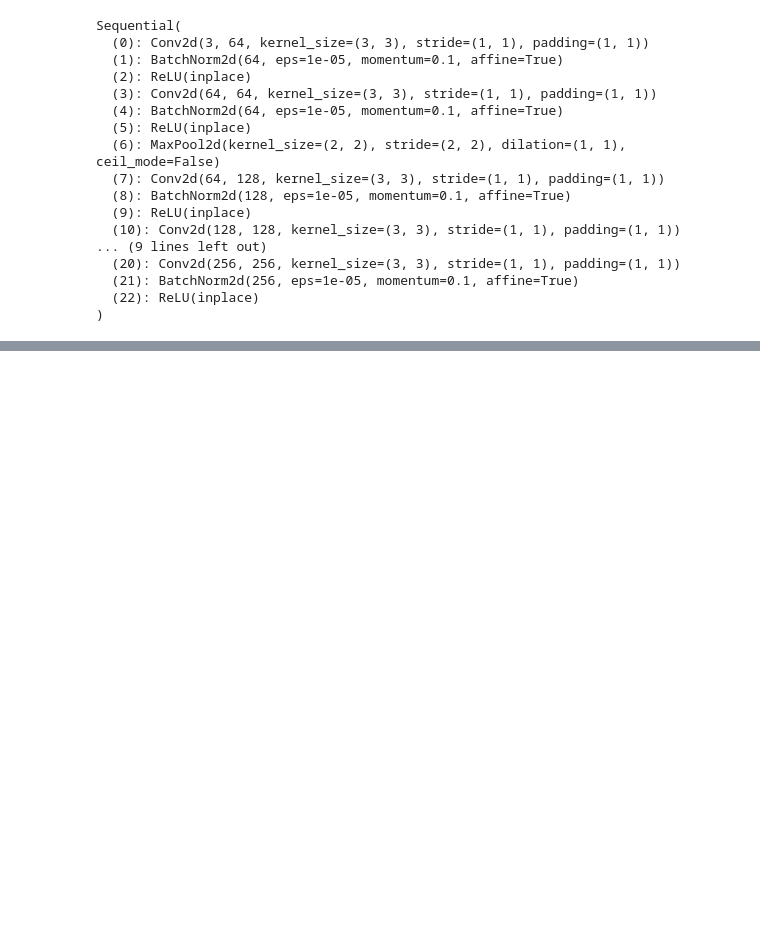
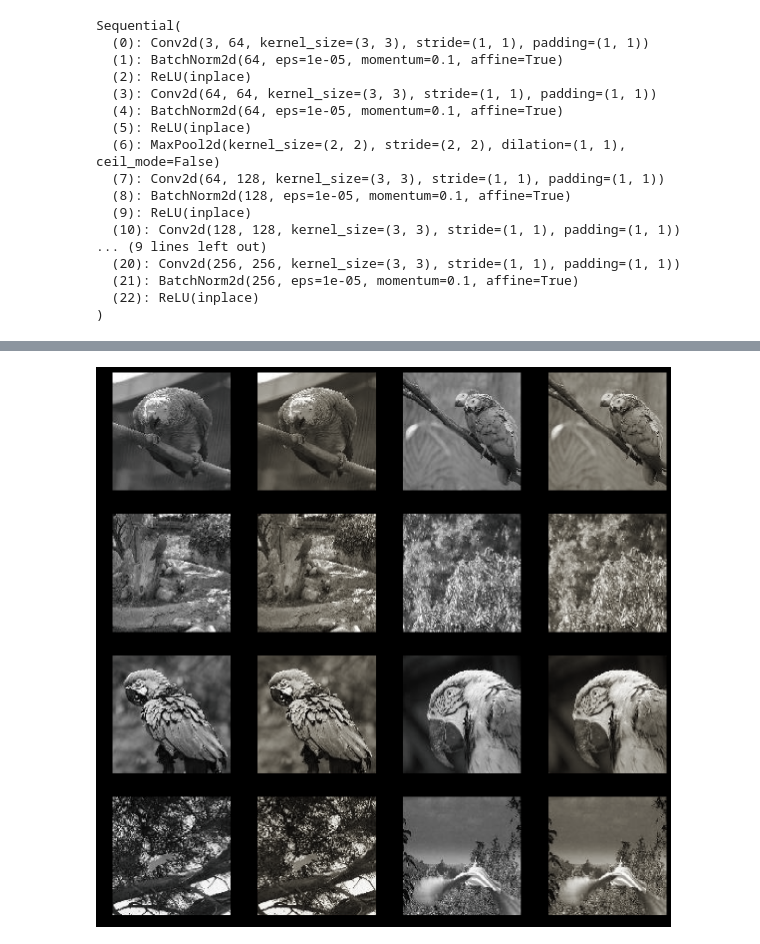
Before and after one commit to jantic/Deep-Learning-Projects, a Jupyter notebook: Jupyter Experiments/1_BlackWhiteToColor/2_Main.ipynb, the cells around one changed output, grey strips where cells are left out. Cells and saved outputs as stored; diff of their text form; code cells hidden in the pictures; blank space fills up the shorter version.

```diff
--- a/Jupyter Experiments/1_BlackWhiteToColor/2_Main.ipynb
+++ b/Jupyter Experiments/1_BlackWhiteToColor/2_Main.ipynb
@@ -204,4 +208,4 @@ class FeatureLoss(nn.Module):
     def close(self):
         for o in self.sfs: o.remove()
 # %%
-m = SrResnet(64)
+m = SrResnet(64, 1)
@@ -210,13 +234,13 @@ m = to_gpu(m)
 # %%
 learn = Learner(md, SingleModel(m), opt_fn=optim.Adam)
 # %%
-m = nn.DataParallel(m, [0,1,2,3])
+m = nn.DataParallel(m, [0,1])
 learn = Learner(md, SingleModel(m), opt_fn=optim.Adam)
 # %%
 learn.set_data(md)
 # %%
-#learn.crit = FeatureLoss(m_vgg, blocks[:3], [0.2,0.7,0.1]) (turns sepia)
-learn.crit = F.mse_loss #(turns sepia)
+learn.crit = FeatureLoss(m_vgg, blocks[:3], [0.2,0.7,0.1]) #(turns sepia)
+#learn.crit = F.mse_loss #(turns sepia)
 #learn.crit = F.l1_loss (turns it into a totally blank sepia image!)
 #learn.crit =  FeatureLoss(m_vgg, blocks[:3], [0.9,0.05,0.05])
 # %%
@@ -230,5 +256,5 @@ learn.sched.plot(n_skip_end=1)
 # %%
-lr=5e-3
+lr=1e-3
 # %%
 learn.fit(lr, 1, cycle_len=2, wds=wd, use_clr_beta=(20,10,0.95,0.85))
 # %%
@@ -260,0 +268,6 @@ show_img(preds,0, normed=True, ax=axes[1])
+# %%
+start_idx = 212
+end_index = start_idx + 8
+plot_image_outputs_from_model(md.val_ds, learn.model, list(range(start_idx,end_index)), figsize=(20,20), max_columns=4)
+# %% [output]
+[figure, added]
```
Also changed, not shown: parts of 36 cells of this notebook, 2 other files.
